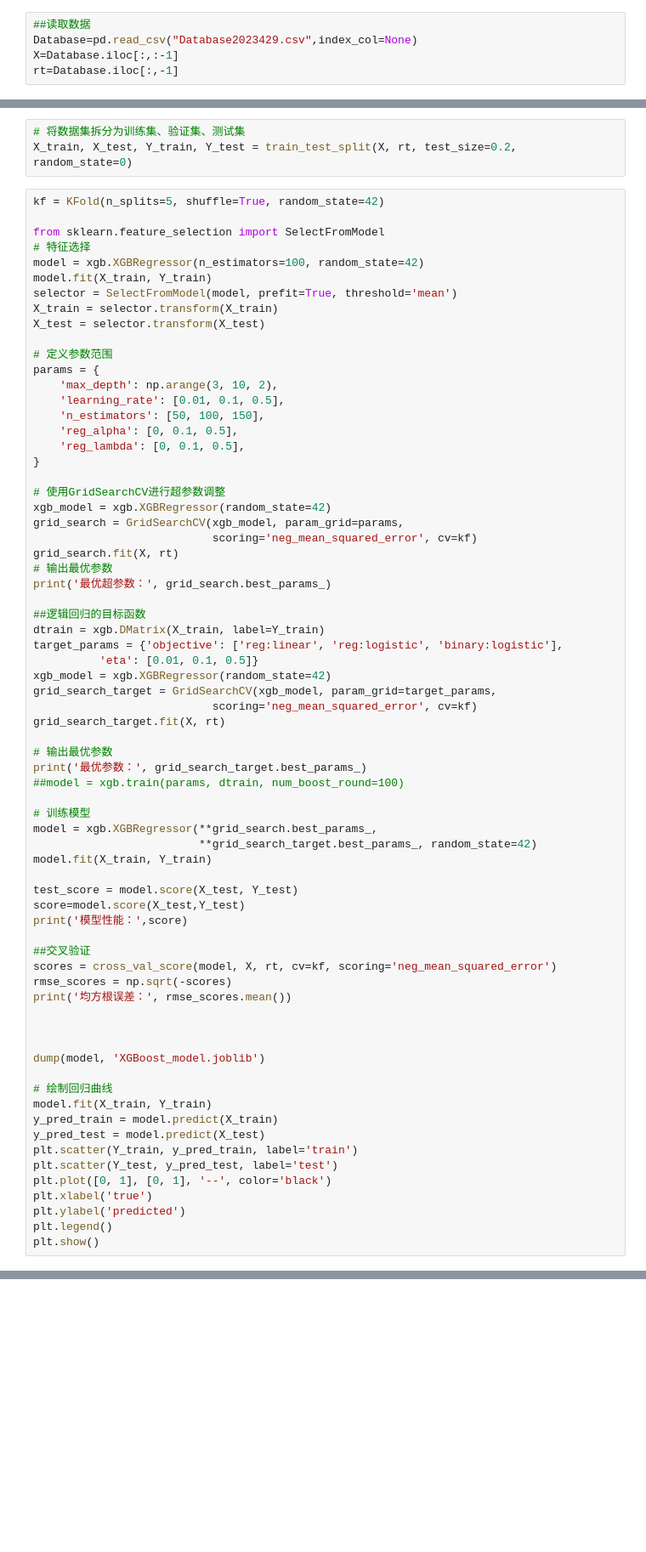
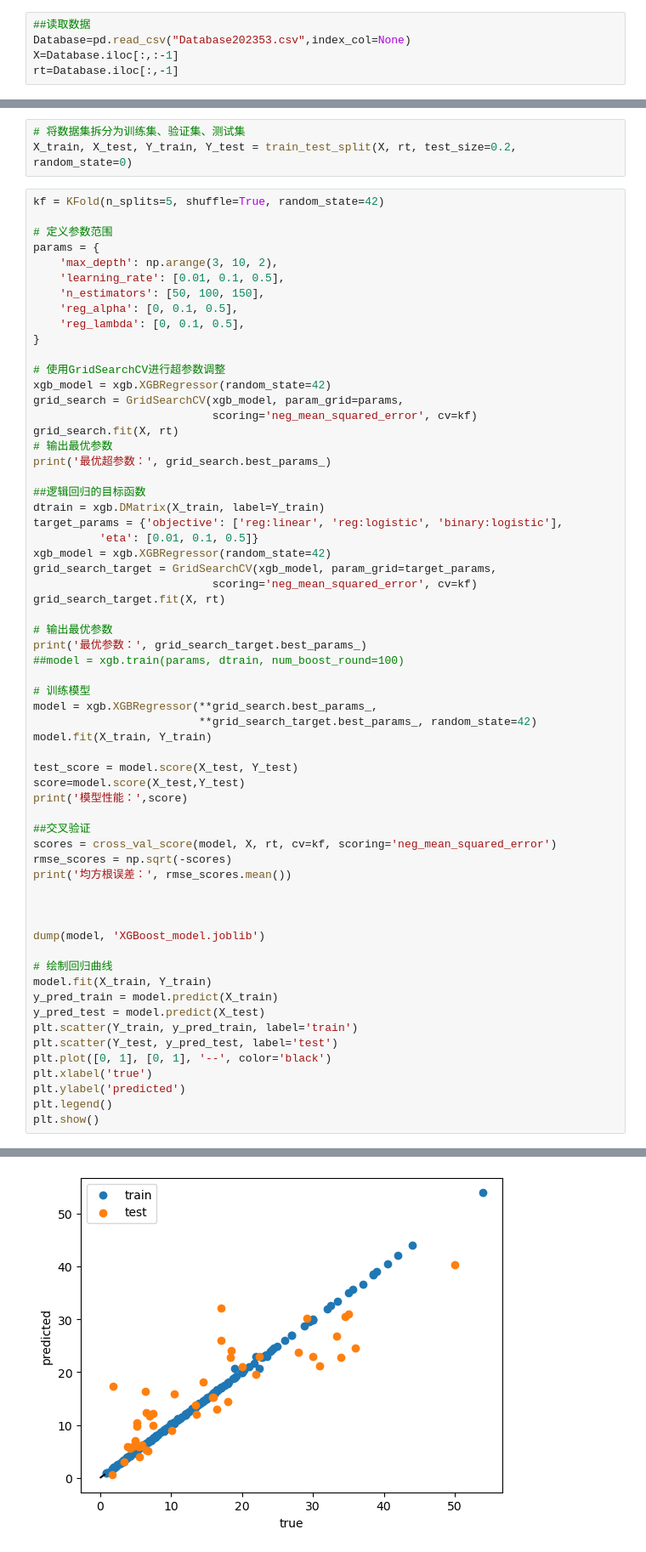
Before and after one commit to ChenSheg/SRTP, a Jupyter notebook: RTpreidiction XGBoost.ipynb, the cells around one changed output, grey strips where cells are left out. Shown: that part at 85% size. Cells and saved outputs as stored; diff of their text form; blank space fills up the shorter version.

```diff
--- a/RTpreidiction XGBoost.ipynb
+++ b/RTpreidiction XGBoost.ipynb
@@ -12,7 +12,7 @@ from joblib import dump
 %matplotlib inline
 # %%
 ##读取数据
-Database=pd.read_csv("Database2023429.csv",index_col=None)
+Database=pd.read_csv("Database202353.csv",index_col=None)
 X=Database.iloc[:,:-1]
 rt=Database.iloc[:,-1]
 # %%
@@ -36,14 +37,6 @@ X=pd.concat([X_num_scaled,X_needencoder_dummy],axis=1)
 X_train, X_test, Y_train, Y_test = train_test_split(X, rt, test_size=0.2, random_state=0)
 # %%
 kf = KFold(n_splits=5, shuffle=True, random_state=42)
-
-from sklearn.feature_selection import SelectFromModel
-# 特征选择
-model = xgb.XGBRegressor(n_estimators=100, random_state=42)
-model.fit(X_train, Y_train)
-selector = SelectFromModel(model, prefit=True, threshold='mean')
-X_train = selector.transform(X_train)
-X_test = selector.transform(X_test)
 
 # 定义参数范围
 params = {
@@ -104,3 +97,4 @@ plt.xlabel('true')
 plt.ylabel('predicted')
 plt.legend()
 plt.show()
+# %% [output]
@@ -106,0 +145 @@ plt.show()
+[figure, added]
```
Also changed, not shown: parts of 3 cells of this notebook, 1 other file.
